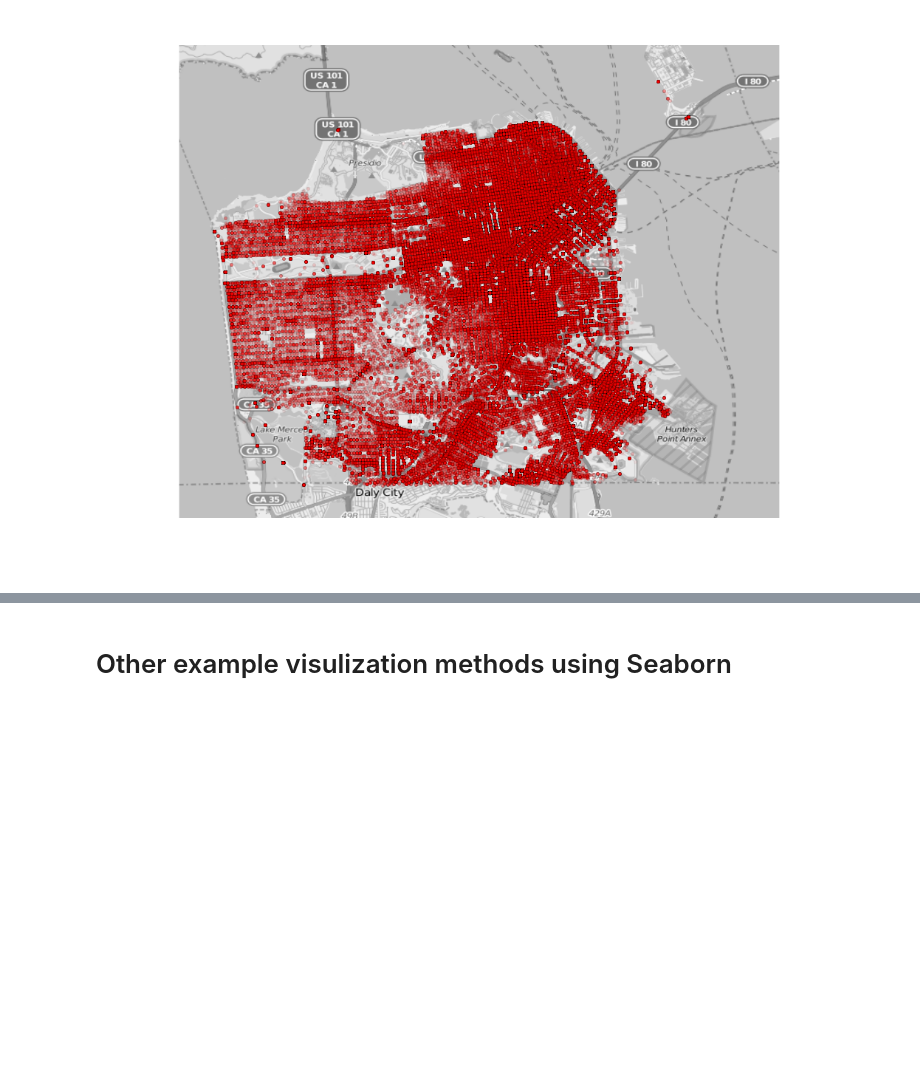
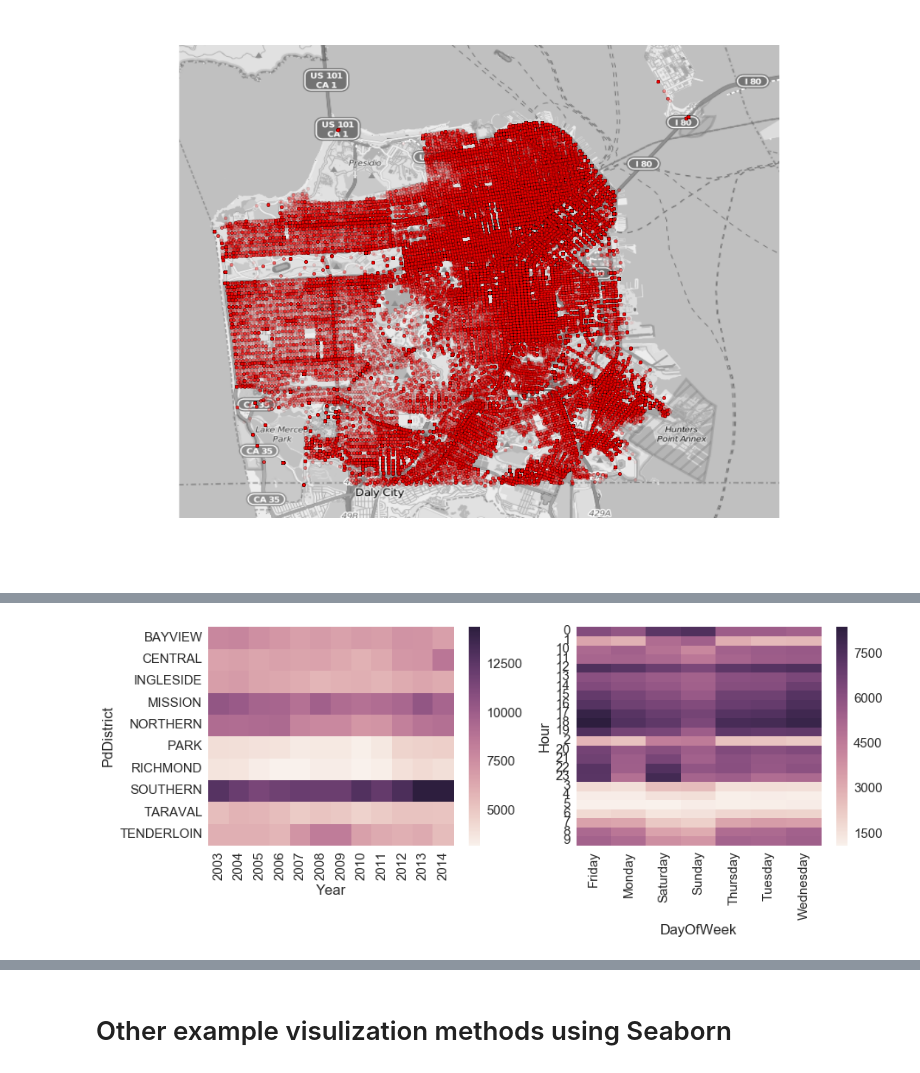
Before and after one commit to richkylet/kaggleChallenges, a Jupyter notebook: SF crime/_Viz_SanFranCrime.ipynb, the cells around one changed output, grey strips where cells are left out. Cells and saved outputs as stored; diff of their text form; code cells hidden in the pictures; blank space fills up the shorter version.

```diff
--- a/SF crime/_Viz_SanFranCrime.ipynb
+++ b/SF crime/_Viz_SanFranCrime.ipynb
@@ -279,3 +282,29 @@ mapplot = sns.heatmap(dfx,
+# %%
+plt.figure(figsize=(14,10))
+
+#-----------------------------------
+# YEAR vs HOUR of DAY
+# data
+#  count
+data_count = crime_df[["PdDistrict","Year","Category"]].groupby(["PdDistrict","Year"],as_index=False).count()
+#  pivot to make an array
+dfx = data_count.pivot("PdDistrict", "Year", "Category")
+# plot
+axis1 =  plt.subplot2grid((2,2),(0,0))
+mapplot = sns.heatmap(dfx, ax = axis1)
+
+
+#-----------------------------------
+# DAY OF WEEK vs HOUR of DAY
+#  count
+data_count = crime_df[["Hour", "DayOfWeek", "Category"]].groupby(['Hour','DayOfWeek'],as_index=False).count()
+#  pivot to make an array
+dfx = data_count.pivot("Hour", "DayOfWeek", "Category")
+# plot
+axis2 =  plt.subplot2grid((2,2),(0,1))
+ax = sns.heatmap(dfx, ax=axis2)
+# %% [output]
+[figure, added]
 # %%
 plt.figure(figsize=(5,10))
 #-----------------------------------
```
Also changed, not shown: parts of 5 cells of this notebook.
